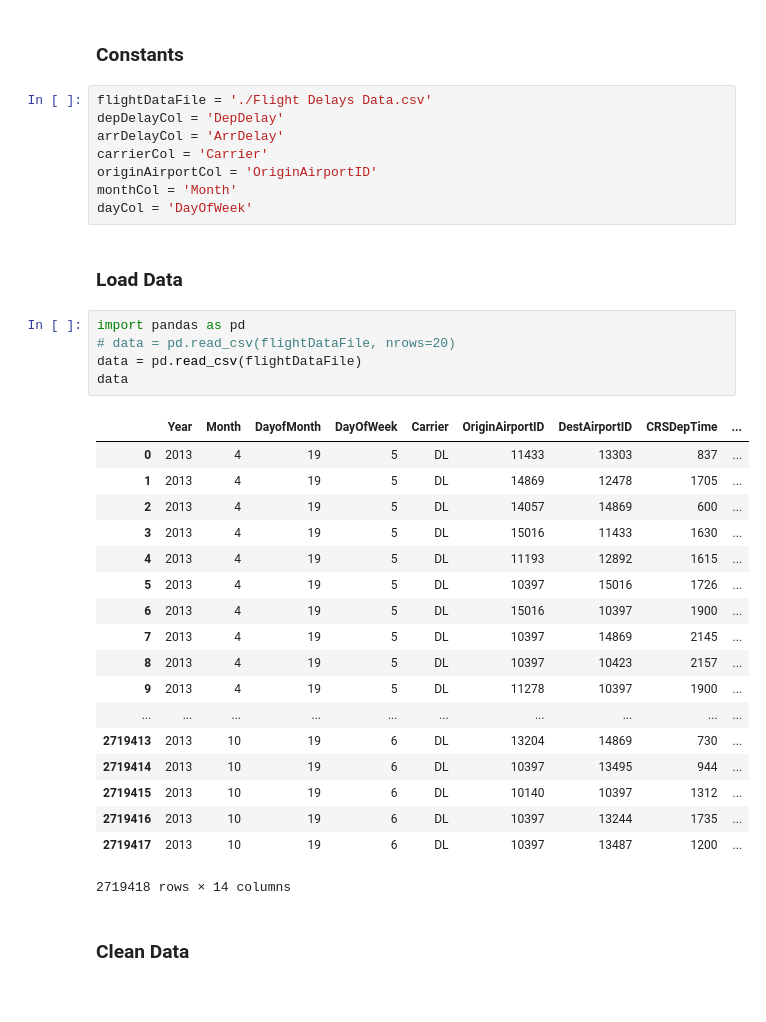
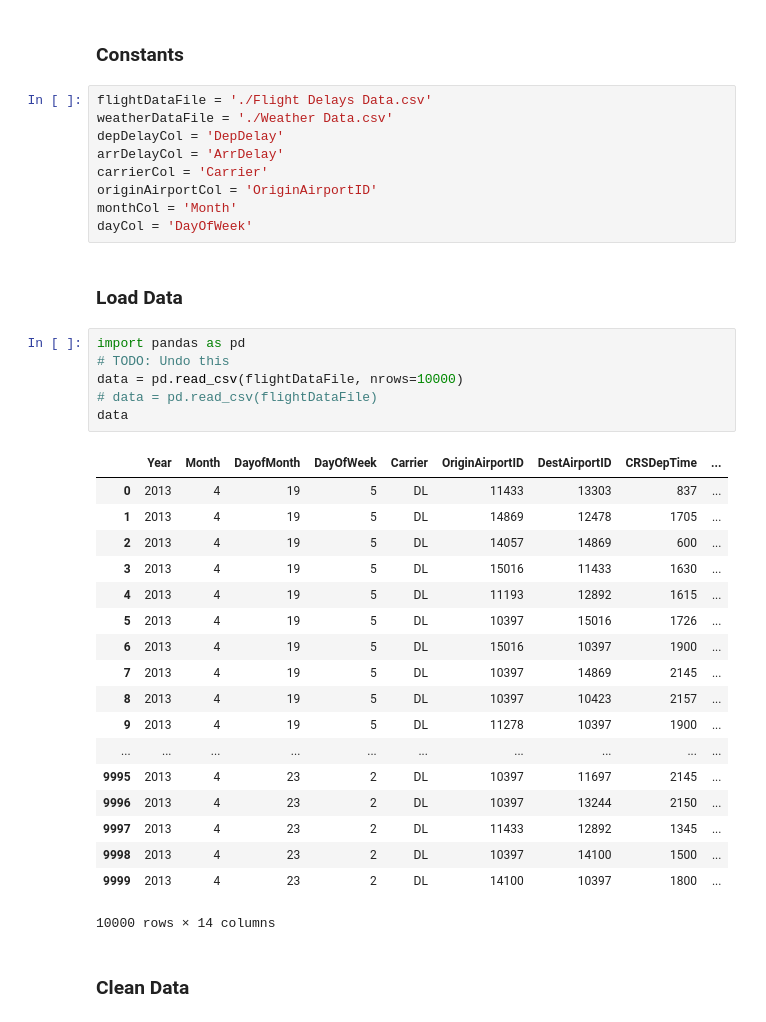
Before and after one commit to npalacio/IntroToAI, a Jupyter notebook: Homework/Project/Work/Flight Prediction.ipynb, the cells around one changed output. Cells and saved outputs as stored; diff of their text form.

```diff
--- a/Homework/Project/Work/Flight Prediction.ipynb
+++ b/Homework/Project/Work/Flight Prediction.ipynb
@@ -5,6 +5,7 @@
 ### Constants
 # %%
 flightDataFile = './Flight Delays Data.csv'
+weatherDataFile = './Weather Data.csv'
 depDelayCol = 'DepDelay'
 arrDelayCol = 'ArrDelay'
 carrierCol = 'Carrier'
@@ -15,28 +16,29 @@ dayCol = 'DayOfWeek'
 ### Load Data
 # %%
 import pandas as pd
-# data = pd.read_csv(flightDataFile, nrows=20)
-data = pd.read_csv(flightDataFile)
+# TODO: Undo this
+data = pd.read_csv(flightDataFile, nrows=10000)
+# data = pd.read_csv(flightDataFile)
 data
 # %% [output]
 |  | Year | Month | DayofMonth | DayOfWeek | Carrier | OriginAirportID | DestAirportID | CRSDepTime | ... |
 | 0 | 2013 | 4 | 19 | 5 | DL | 11433 | 13303 | 837 | ... |
 | 1 | 2013 | 4 | 19 | 5 | DL | 14869 | 12478 | 1705 | ... |
 | 2 | 2013 | 4 | 19 | 5 | DL | 14057 | 14869 | 600 | ... |
 | 3 | 2013 | 4 | 19 | 5 | DL | 15016 | 11433 | 1630 | ... |
 | 4 | 2013 | 4 | 19 | 5 | DL | 11193 | 12892 | 1615 | ... |
 | 5 | 2013 | 4 | 19 | 5 | DL | 10397 | 15016 | 1726 | ... |
 | 6 | 2013 | 4 | 19 | 5 | DL | 15016 | 10397 | 1900 | ... |
 | 7 | 2013 | 4 | 19 | 5 | DL | 10397 | 14869 | 2145 | ... |
 | 8 | 2013 | 4 | 19 | 5 | DL | 10397 | 10423 | 2157 | ... |
 | 9 | 2013 | 4 | 19 | 5 | DL | 11278 | 10397 | 1900 | ... |
 | ... | ... | ... | ... | ... | ... | ... | ... | ... | ... |
-| 2719413 | 2013 | 10 | 19 | 6 | DL | 13204 | 14869 | 730 | ... |
-| 2719414 | 2013 | 10 | 19 | 6 | DL | 10397 | 13495 | 944 | ... |
-| 2719415 | 2013 | 10 | 19 | 6 | DL | 10140 | 10397 | 1312 | ... |
-| 2719416 | 2013 | 10 | 19 | 6 | DL | 10397 | 13244 | 1735 | ... |
-| 2719417 | 2013 | 10 | 19 | 6 | DL | 10397 | 13487 | 1200 | ... |
+| 9995 | 2013 | 4 | 23 | 2 | DL | 10397 | 11697 | 2145 | ... |
+| 9996 | 2013 | 4 | 23 | 2 | DL | 10397 | 13244 | 2150 | ... |
+| 9997 | 2013 | 4 | 23 | 2 | DL | 11433 | 12892 | 1345 | ... |
+| 9998 | 2013 | 4 | 23 | 2 | DL | 10397 | 14100 | 1500 | ... |
+| 9999 | 2013 | 4 | 23 | 2 | DL | 14100 | 10397 | 1800 | ... |
-2719418 rows × 14 columns
+10000 rows × 14 columns
 # %% [markdown]
 ### Clean Data
 # %% [markdown]
```
Also changed, not shown: parts of 28 cells of this notebook.
